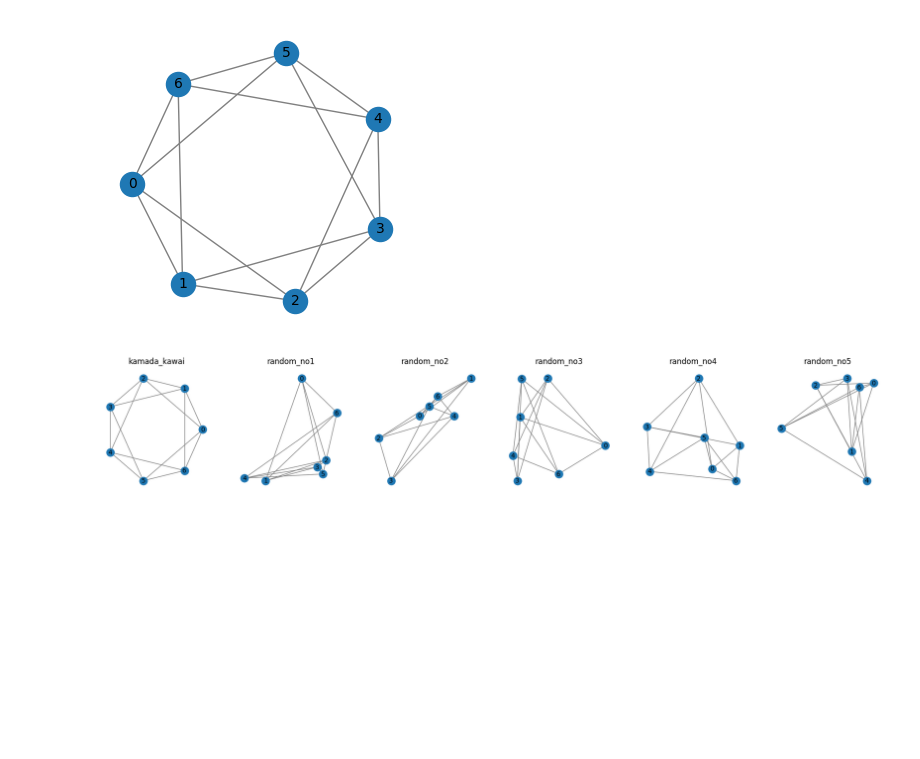
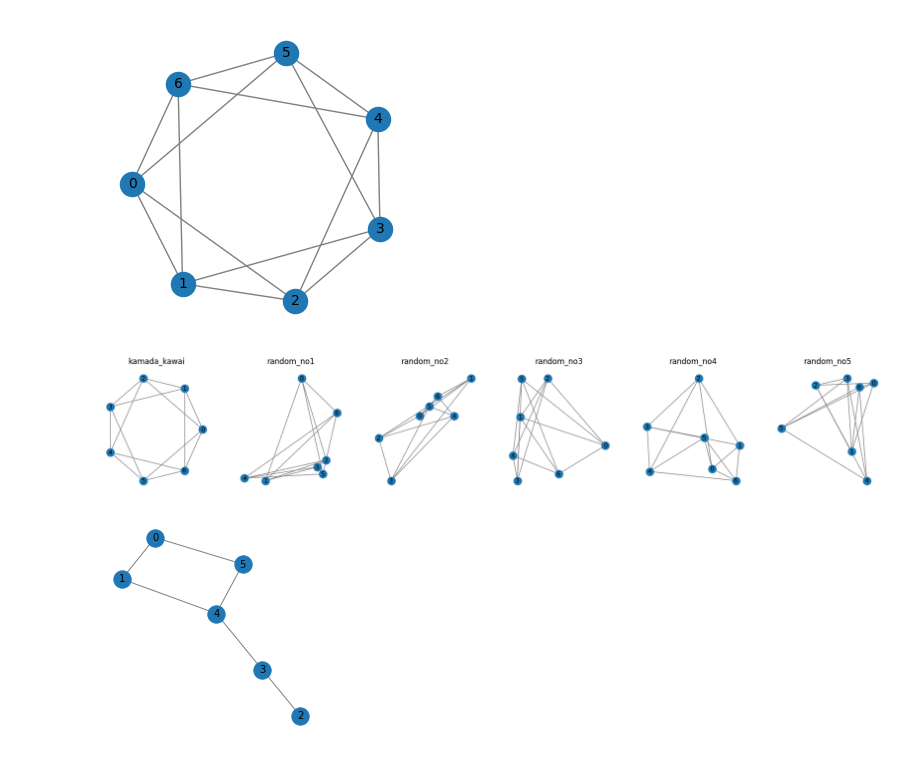
Before and after one commit to ARUMHC/Graph-Vizualisation-Rating-Metric, a Jupyter notebook: WS/WS_generate_posdfs_and_graphs.ipynb, the cells around one changed output. Drawn from its saved outputs; the diff is of its cells as text; code cells hidden in the pictures; blank space fills up the shorter version.

```diff
--- a/WS/WS_generate_posdfs_and_graphs.ipynb
+++ b/WS/WS_generate_posdfs_and_graphs.ipynb
@@ -182,3 +179,13 @@ layouts = draw_five_layouts(G, 9)
 save_posdfs(G, layouts, 9)
 # %% [output]
 [figure]
+# %%
+np.random.seed(212)
+n = 6  # Number of nodes
+k = 3   # Each node is connected to k nearest neighbors in ring topology
+p = 0.1 # The probability of rewiring each edge
+G = nx.watts_strogatz_graph(n, k, p)
+plt.figure(figsize=(3,3))
+nx.draw(G, with_labels=True, edge_color='gray', node_size=300, font_size=10)
+# %% [output]
+[figure, added]
```
Also changed, not shown: parts of 23 cells of this notebook, 11 other files.
